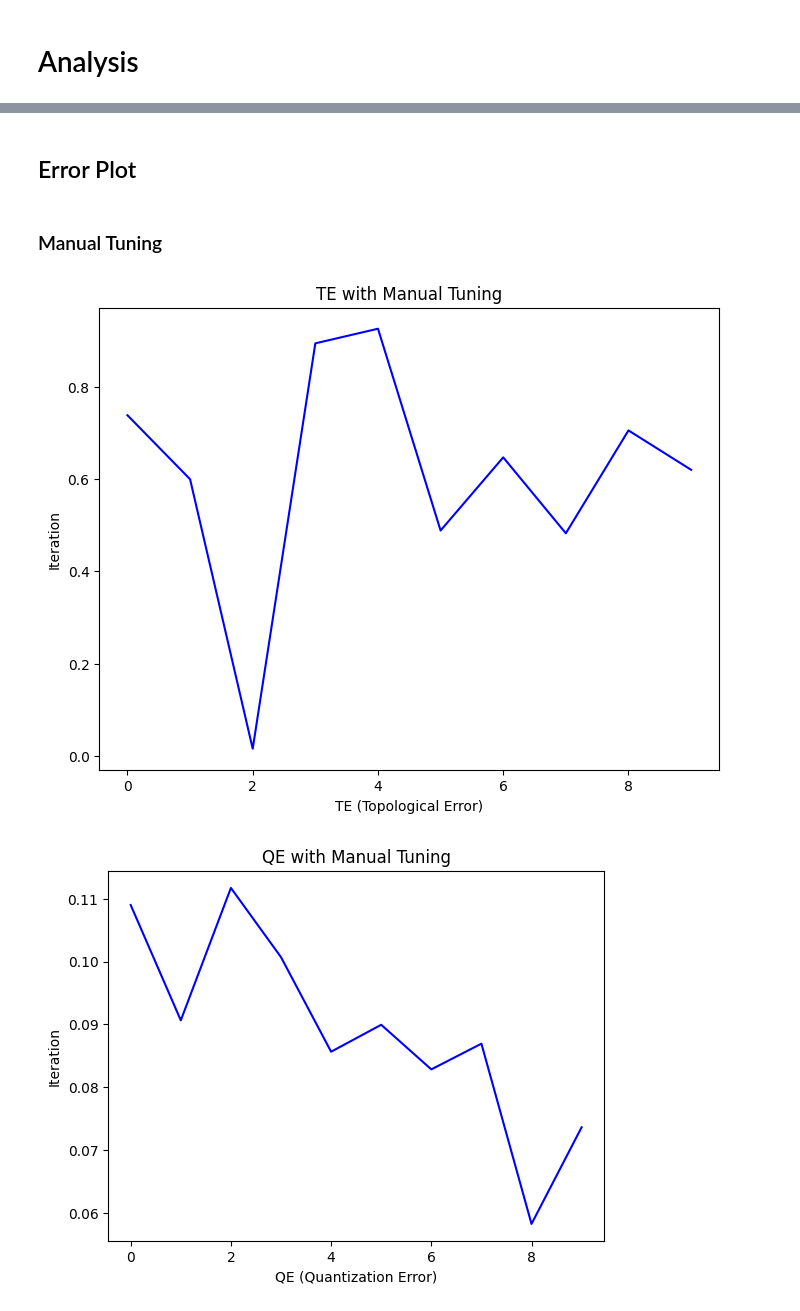
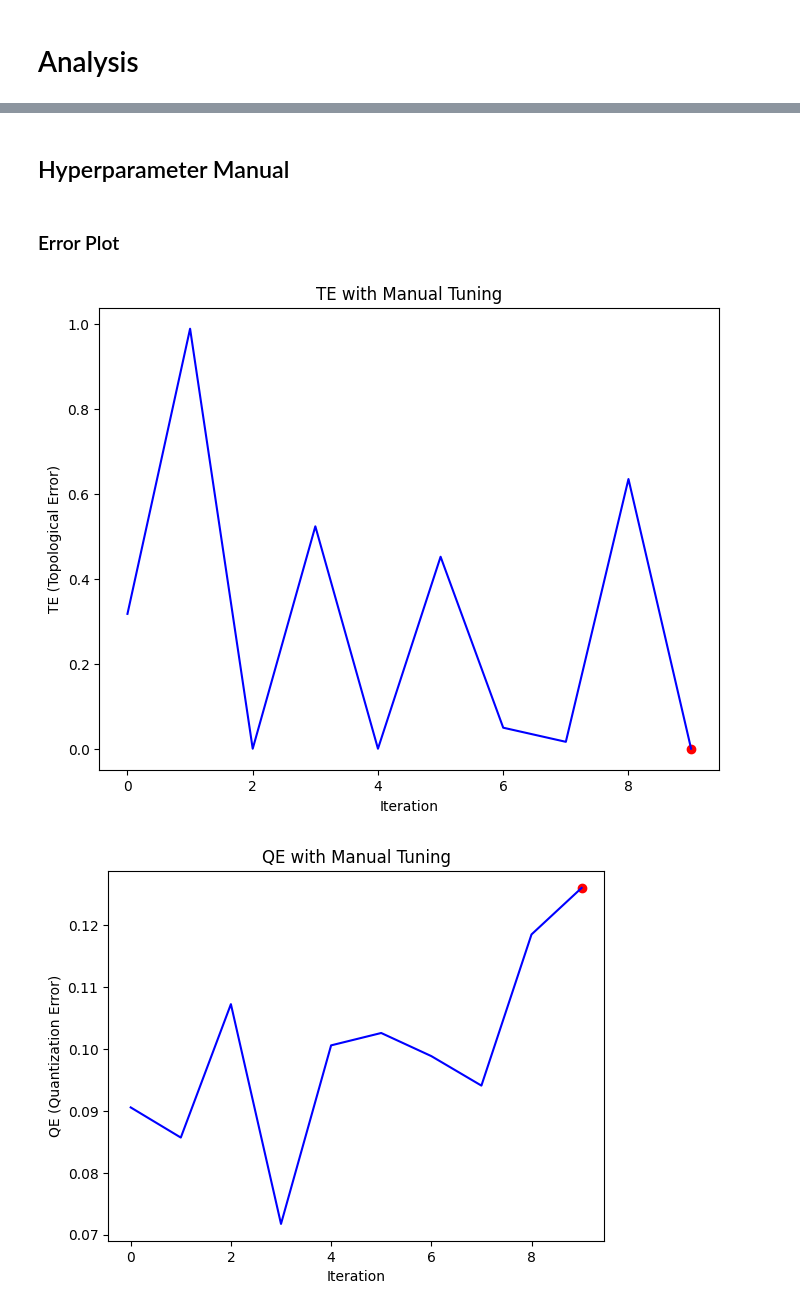
Before and after one commit to Hadoroo/ProjekAKhirJST, a Jupyter notebook: Project_Akhir.ipynb, the cells around one changed output, grey strips where cells are left out. Drawn from its saved outputs; the diff is of its cells as text; code cells hidden in the pictures.

Commit message:
added shilouette score

```diff
--- a/Project_Akhir.ipynb
+++ b/Project_Akhir.ipynb
@@ -339,7 +346,7 @@ def count_error(train, w, closest_neighbors):
 ## Tuning Manual
 # %%
 size = df.shape[1]
-te_qe_manual_plot = []
+te_qe_ss_manual_plot = []
 
 def generate_random_parameters(size):
   cluster = np.random.randint(2, 10)
@@ -354,7 +361,7 @@ def generate_random_parameters(size):
 def tuning(iter):
   used_parameters = set()
   best_parameter = []
-  best_min_error = [1e1000,0,0]
+  best_error = [1e1000,0,0,0]
 
   for i in range(iter):
     while True:
@@ -367,21 +374,22 @@ def tuning(iter):
         break
 
     tuning_data = df.to_numpy()
-    print(f'Tuning {i+1}, cluster : {cluster}, R : {R}, lr : {lr}, R change : {R_change}, max epoch : {max_epoch}')
+    print(f'Tuning {i}, cluster : {cluster}, R : {R}, lr : {lr}, R change : {R_change}, max epoch : {max_epoch}')
     d, w, closest_neighbors, w_out = SOM(tuning_data, w, cluster=cluster, R=R, lr = lr, max_epoch=max_epoch, R_change=R_change)
 
-    qe, te = count_error(tuning_data, w, closest_neighbors)
-    print(f'qe : {qe}, te : {te}')
+    qe, te, ss = count_error(tuning_data, w, closest_neighbors)
+    print(f'qe : {qe}, te : {te}, ss : {ss}')
 
-    if qe+te < best_min_error[0]:
-      best_min_error[0] = qe+te
-      best_min_error[1] = qe
-      best_min_error[2] = te
+    if qe+te-ss < best_error[0]:
+      best_error[0] = qe+te
+      best_error[1] = qe
+      best_error[2] = te
+      best_error[3] = ss
       best_parameter = [i, cluster, w, R, lr, R_change, max_epoch]
 
-    te_qe_manual_plot.append((te,qe))
+    te_qe_ss_manual_plot.append((te,qe,ss))
 
-    print(f'best parameter is tuning {best_parameter[0]+1}, with error qe : {best_min_error[1]} and te : {best_min_error[2]}\n')
+    print(f'best parameter is tuning {best_parameter[0]}, with error qe : {best_error[1]}, te : {best_error[2]}, and ss : {best_error[3]}\n')
   return best_parameter
 
 best_parameter_manual = tuning(10)
@@ -470,20 +516,30 @@ qe : 0.0900595660022002, te : 0.49893917963224893
+# %% [markdown]
+## Hyperparameter Manual
 # %% [markdown]
-## Error Plot
+### Error Plot
-# %% [markdown]
-### Manual Tuning
 # %%
-te_values, qe_values = zip(*te_qe_manual_plot)
+te_values, qe_values, ss_values = zip(*te_qe_ss_manual_plot)
 plt.figure(figsize=(8, 6))
 plt.plot(te_values, c="blue", label="TE-QE points")
-plt.xlabel("TE (Topological Error)")
-plt.ylabel("Iteration")
+plt.scatter(best_parameter_manual[0],te_values[best_parameter_manual[0]], color="red")
+plt.xlabel("Iteration")
+plt.ylabel("TE (Topological Error)")
 plt.title("TE with Manual Tuning")
 plt.show()
+
 plt.plot(qe_values, c="blue", label="TE-QE points")
-plt.xlabel("QE (Quantization Error)")
-plt.ylabel("Iteration")
+plt.scatter(best_parameter_manual[0],qe_values[best_parameter_manual[0]], color="red")
+plt.xlabel("Iteration")
+plt.ylabel("QE (Quantization Error)")
 plt.title("QE with Manual Tuning")
 plt.show()
+
+plt.plot(ss_values, c="blue", label="SS points")
+plt.scatter(best_parameter_manual[0],ss_values[best_parameter_manual[0]], color="red")
+plt.xlabel("Iteration")
+plt.ylabel("SS (Shilouette Score)")
+plt.title("SS with Manual Tuning")
+plt.show()
 # %% [output]
-[figure, old version]
+[figure, new version]
-[figure, old version]
+[figure, new version]
```
Also changed, not shown: parts of 30 cells of this notebook.
